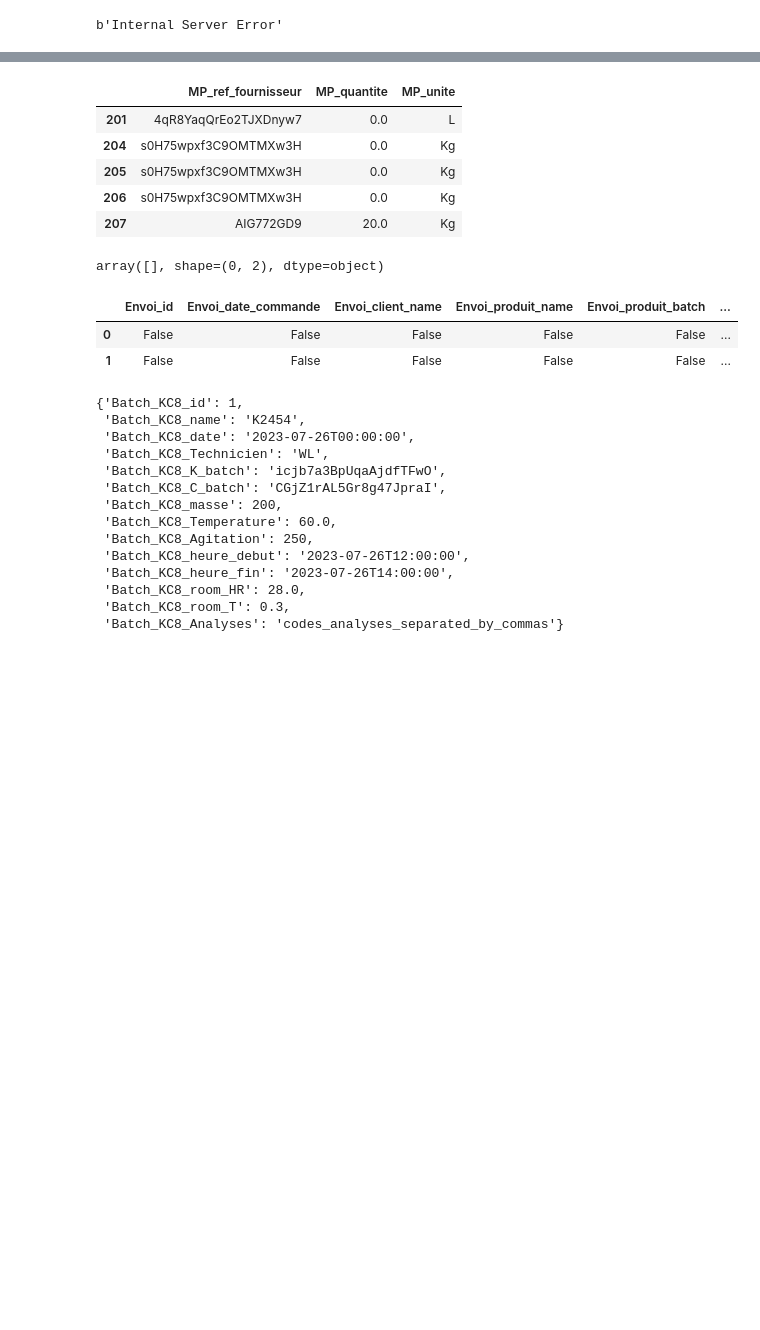
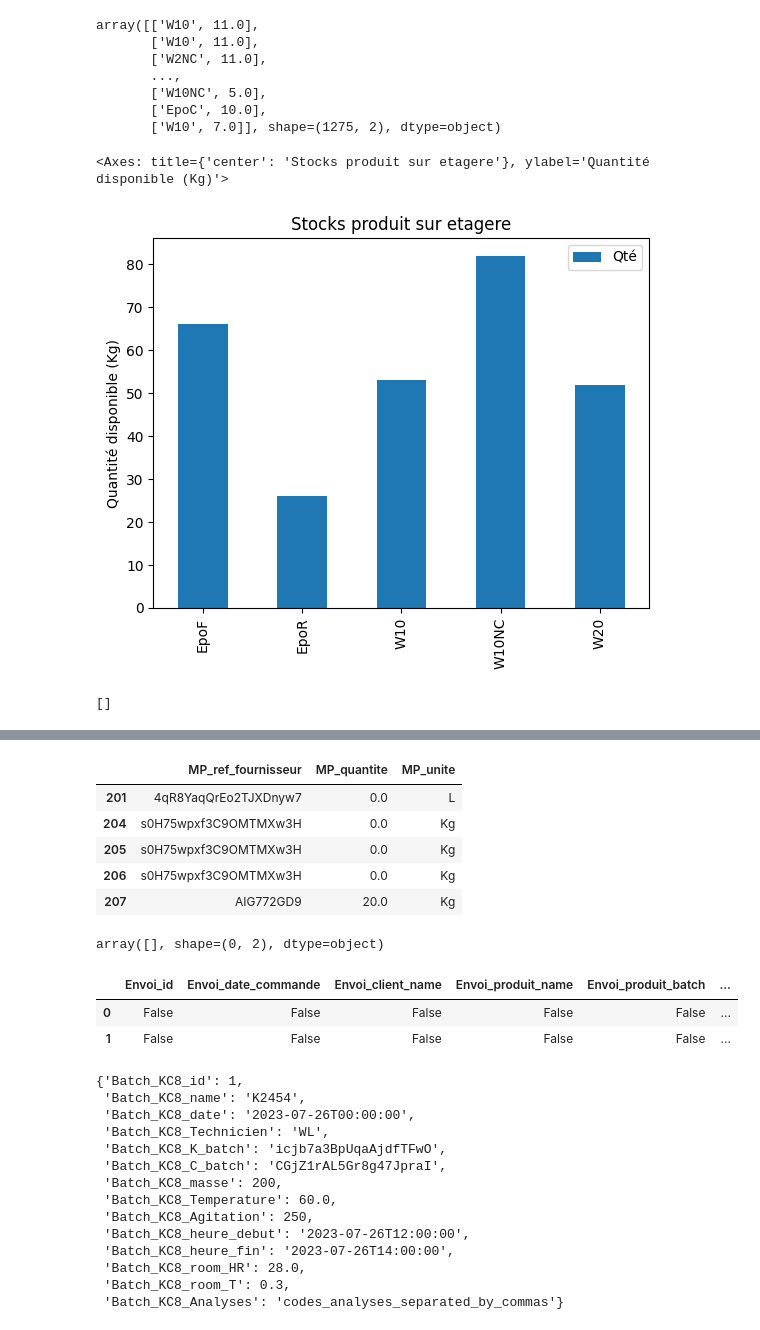
Before and after one commit to RCaz33/Digital_production-line, a Jupyter notebook: test_api.ipynb, the cells around one changed output, grey strips where cells are left out. Drawn from its saved outputs; the diff is of its cells as text; code cells hidden in the pictures; blank space fills up the shorter version.

Commit message:
gestion commande OK --> manage stock pour un envoi donné

```diff
--- a/test_api.ipynb
+++ b/test_api.ipynb
@@ -6,8 +7,35 @@ import json
 # %%
-response = requests.get('http://127.0.0.1:8000/Envoi/')
-response.content
+response = requests.get(f'http://127.0.0.1:8000/Envoi/')
+Envois_all = pd.DataFrame(response.json())
+Envois_en_cours = Envois_all.loc[Envois_all.Envoi_produit_batch.isnull(),['Envoi_produit_name','Envoi_produit_Qte']].values
+Envois_en_cours
 # %% [output]
-b'Internal Server Error'
+array([['W10', 11.0],
+       ['W10', 11.0],
+       ['W2NC', 11.0],
+       ...,
+       ['W10NC', 5.0],
+       ['EpoC', 10.0],
+       ['W10', 7.0]], shape=(1275, 2), dtype=object)
+# %%
+response = requests.get(f'http://127.0.0.1:8000/Produit/')
+array = np.array([(a['Batch_Produit_ref_CW'],a['Batch_Produit_OGD_Qte']) for a in response.json()])
+df = pd.DataFrame(array, columns=['produit','Qté'])
+df['Categorie'] = df.produit.apply(lambda x :x.split("-")[0])
+df['Qté'] = df['Qté'].astype(float)
+df.groupby('Categorie').sum().plot.bar(title = 'Stocks produit sur etagere',ylabel='Quantité disponible (Kg)',xlabel='')
+
+# import plotly.express as px
+
+# fig = px.bar(df,x='Categorie',y='Qté')
+# fig.show()
+# %% [output]
+<Axes: title={'center': 'Stocks produit sur etagere'}, ylabel='Quantité disponible (Kg)'>
+[figure, added]
+# %%
+response.json()
+# %% [output]
+[]
 # %%
 from Front.utils import *
 
```
Also changed, not shown: parts of 2 cells of this notebook, 15 other files.
